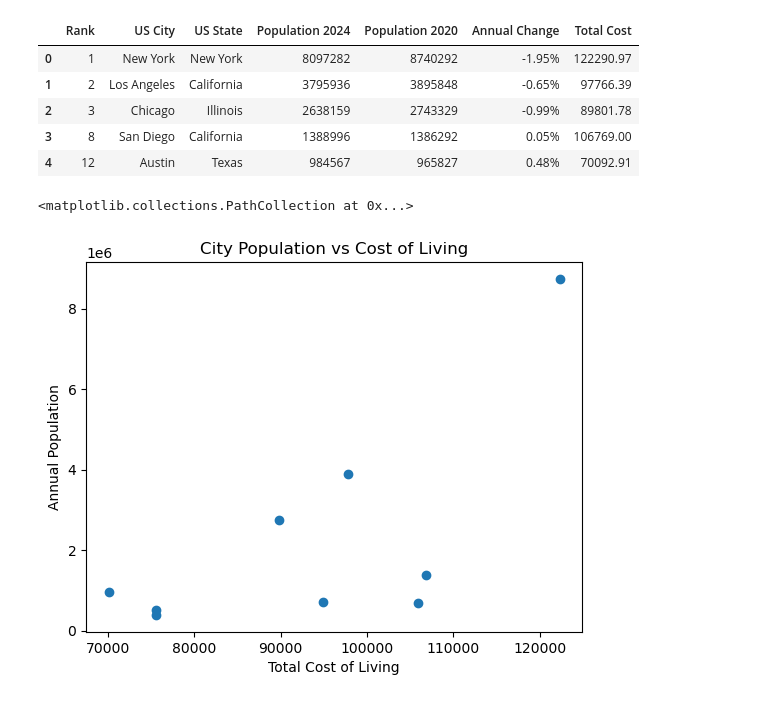
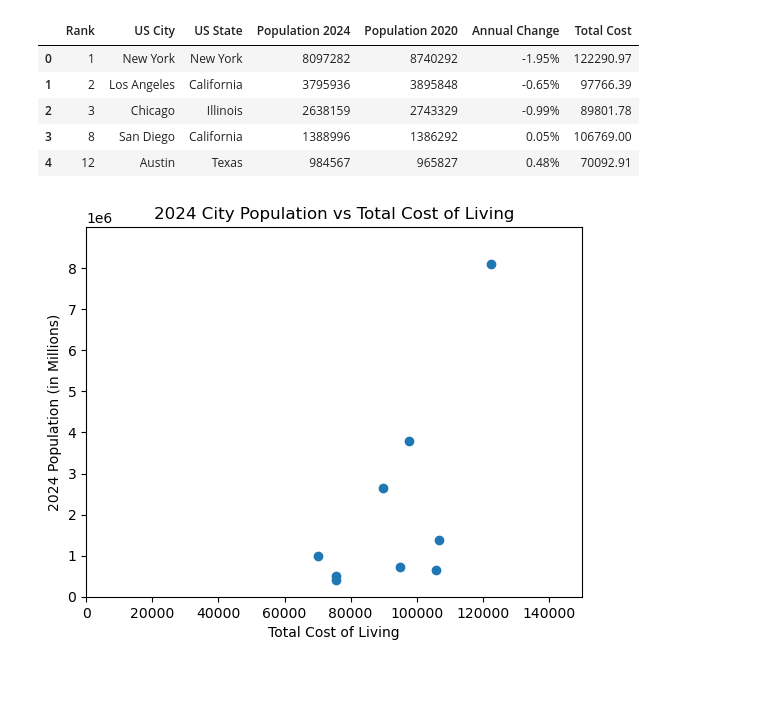
Before and after one commit to benschatz97/group_project_1, a Jupyter notebook: cooper2/merged_data.ipynb, the cells around one changed output. Drawn from its saved outputs; the diff is of its cells as text; code cells hidden in the pictures.

```diff
--- a/cooper2/merged_data.ipynb
+++ b/cooper2/merged_data.ipynb
@@ -7,6 +14,6 @@ import numpy as np
 # created a csv of Vraj's population dataframe
 #loaded the (2) DataFrames - population and total cost of living
 
-df1 = pd.read_csv(r"./population.csv")
-df2 = pd.read_csv(r"./avg_total_cost_of_living.csv")
+df1 = pd.read_csv(r"population.csv")
+df2 = pd.read_csv(r"avg_total_cost_of_living.csv")
 # %%
@@ -63,14 +74,19 @@ merged_df.head()
 | 4 | 12 | Austin | Texas | 984567 | 965827 | 0.48% | 70092.91 |
 # %%
 #define the variable
-x = merged_df['Population 2020']
-y = merged_df['Total Cost']
+x = merged_df['Total Cost']
+y = merged_df['Population 2024']
 # %%
 plt.xlabel("Total Cost of Living")
-plt.ylabel("Annual Population")
-plt.title("City Population vs Cost of Living")
-plt.scatter(y, x)
-#st.pearson(y, x)
+plt.ylabel("2024 Population (in Millions)")
+plt.title("2024 City Population vs Total Cost of Living")
+plt.xticks(range(0, 150000,20000))
+plt.xlim(0,150000)
+plt.ylim(0,9000000)
+plt.yticks(range(0, 9000000,1000000))
+#plt.tight_layout
+#plt.annotate('US City', xy=(3, 5), xytext=(3.5, 6)
+plt.scatter(x, y)
+plt.show()
 # %% [output]
-<matplotlib.collections.PathCollection at 0x...>
-[figure, old version]
+[figure, new version]
```
Also changed, not shown: parts of 3 cells of this notebook, 5 other files.
